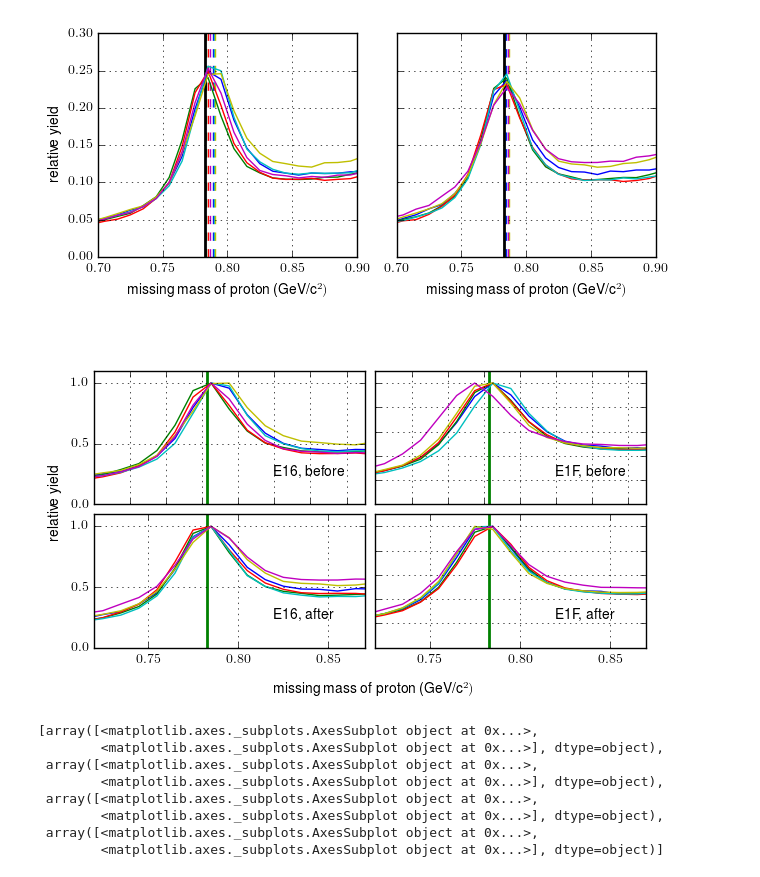
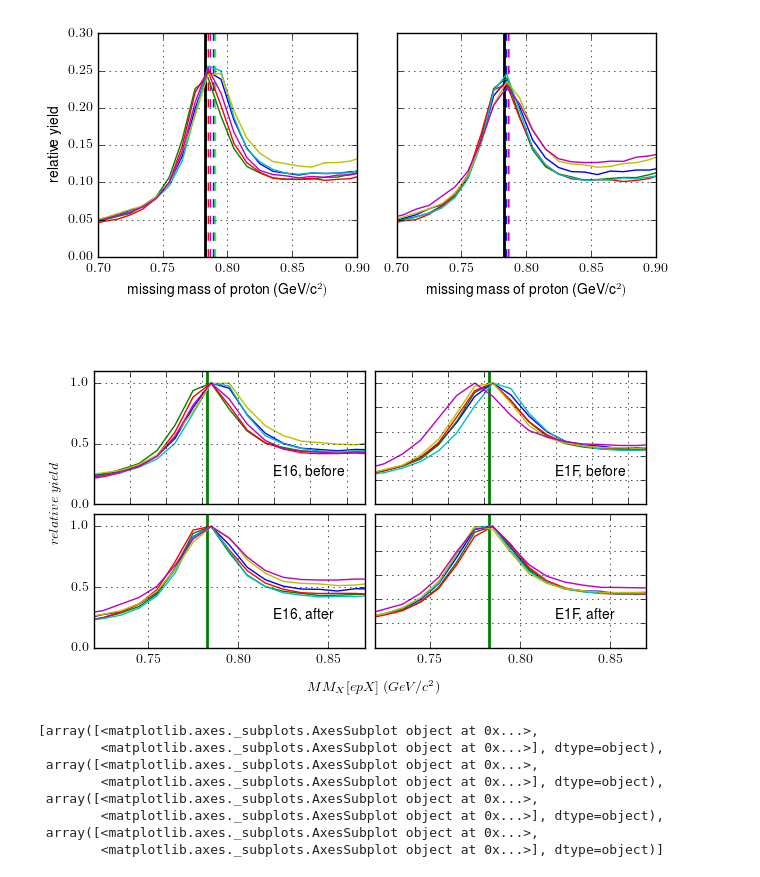
Before and after one commit to evan-phelps/phys-ana-omega, a Jupyter notebook: worksheets/momentum corrections.ipynb, the cells around one changed output. Cells and saved outputs as stored; diff of their text form; code cells hidden in the pictures.

```diff
--- a/worksheets/momentum corrections.ipynb
+++ b/worksheets/momentum corrections.ipynb
@@ -216,36 +216,37 @@ for irow in range(0, nr):
         for icolor, h in enumerate(hs):
             fres = h.Fit(fgaus, 'N0S', 'goff', 0.76, 0.81)
             peak = fgaus.GetParameter(1)
             X, Y, E = list(h.x()), list(h.y()), list(zip(*h.yerr()))[0]
             ax.plot(X,Y, '%s-'%colors[icolor], label=h.get_title())
 #             ax.vlines(peak, 0, ymax, linestyles='dashed', colors=colors[icolor])
         ax.vlines(0.78265, 0, ymax, linewidth=2, colors='g')
         ax.text(0.82, 0.24, lbls[linid])
         ax.grid()
         ax.set_xlim(0.72,0.87)
         ax.set_ylim(0,ymax)
         if icol > 0:
             ax.set_yticklabels('')
         else:
             ax.set_yticks(np.arange(0,ymax,0.5))
         if irow+1 < nr:
             ax.set_xticklabels('')
         else:
             ax.set_xticks(np.arange(0.75, 0.87, 0.05))
 
 fig.add_axes([0.06, 0.105, 0.94, 0.895], frameon=False)
 plt.xticks([])
 plt.yticks([])
-plt.ylabel('relative yield')
-plt.xlabel('missing mass of proton (GeV/c^2)')
+plt.ylabel(r'$relative\ yield$')
+# plt.xlabel('missing mass of proton (GeV/c^2)')
+plt.xlabel(r'$MM_X [epX]\ (GeV/c^2)$')
 
 #     ax.set_xlabel(r'missing mass of proton (GeV/c^2)')
 # axes[0].set_ylabel(r'relative yield')
 # plt.tight_layout()
 plt.show()
 fig.savefig('pcor_mmp_b4_af.pdf')
 # %% [output]
-[figure, old version]
+[figure, new version]
 # %%
 axes
 # %% [output]
```
Also changed, not shown: 9 other files.
